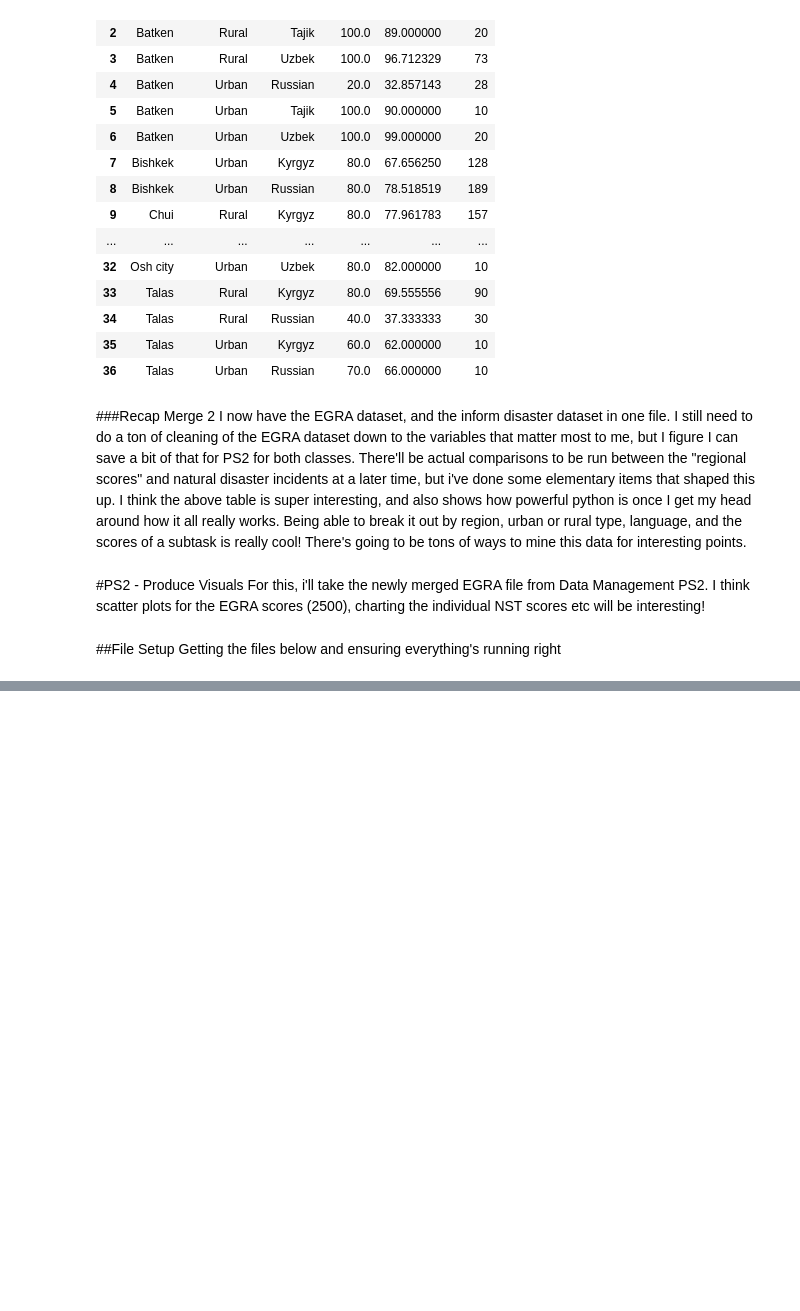
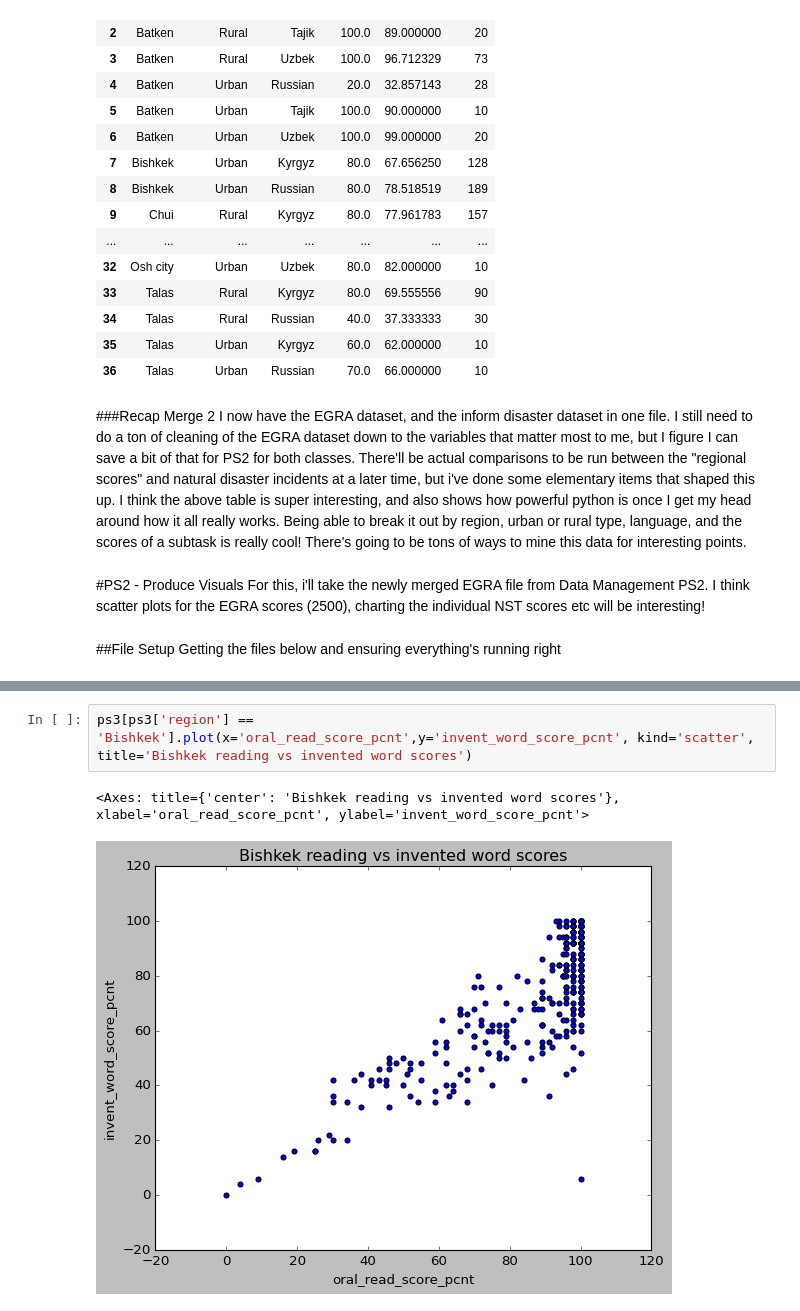
Before and after one commit to Jonchyk/Vis, a Jupyter notebook: PS2_vis_.ipynb, the cells around one changed output, grey strips where cells are left out. Saved outputs shown, nothing was run; the diff lists cells and outputs as text; blank space fills up the shorter version.

```diff
--- a/PS2_vis_.ipynb
+++ b/PS2_vis_.ipynb
@@ -703,0 +748,5 @@ Getting the files below and ensuring everything's running right
+# %%
+ps3[ps3['region'] == 'Bishkek'].plot(x='oral_read_score_pcnt',y='invent_word_score_pcnt', kind='scatter', title='Bishkek reading vs invented word scores')
+# %% [output]
+<Axes: title={'center': 'Bishkek reading vs invented word scores'}, xlabel='oral_read_score_pcnt', ylabel='invent_word_score_pcnt'>
+[figure, added]
```
Also changed, not shown: parts of 34 cells of this notebook.
